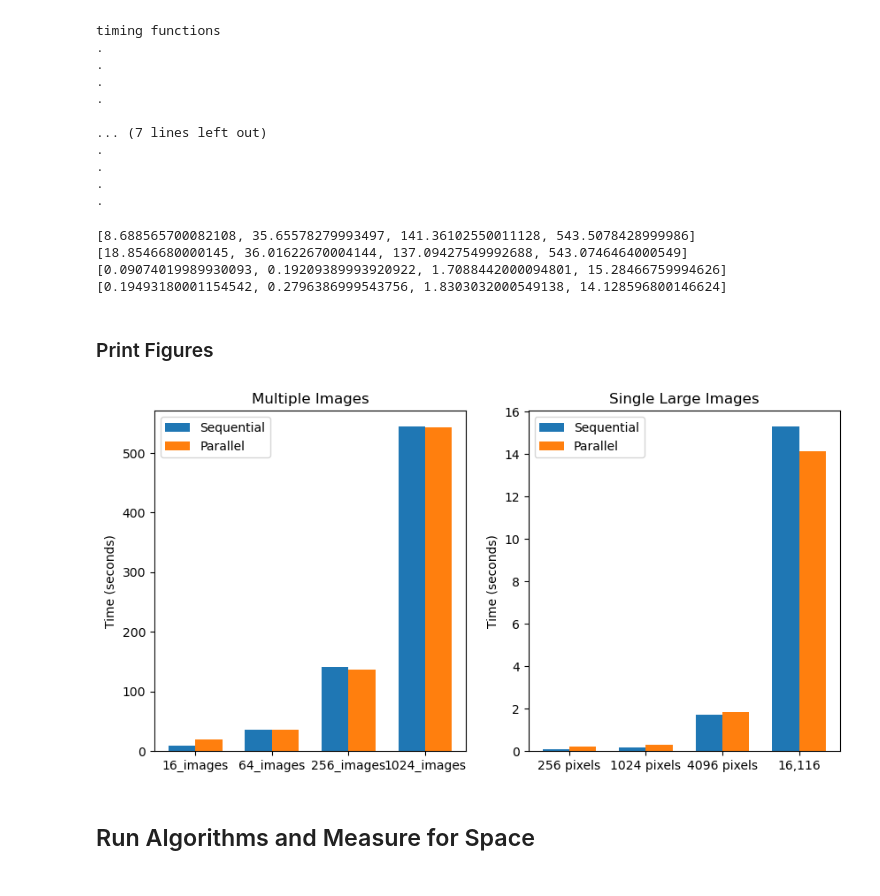
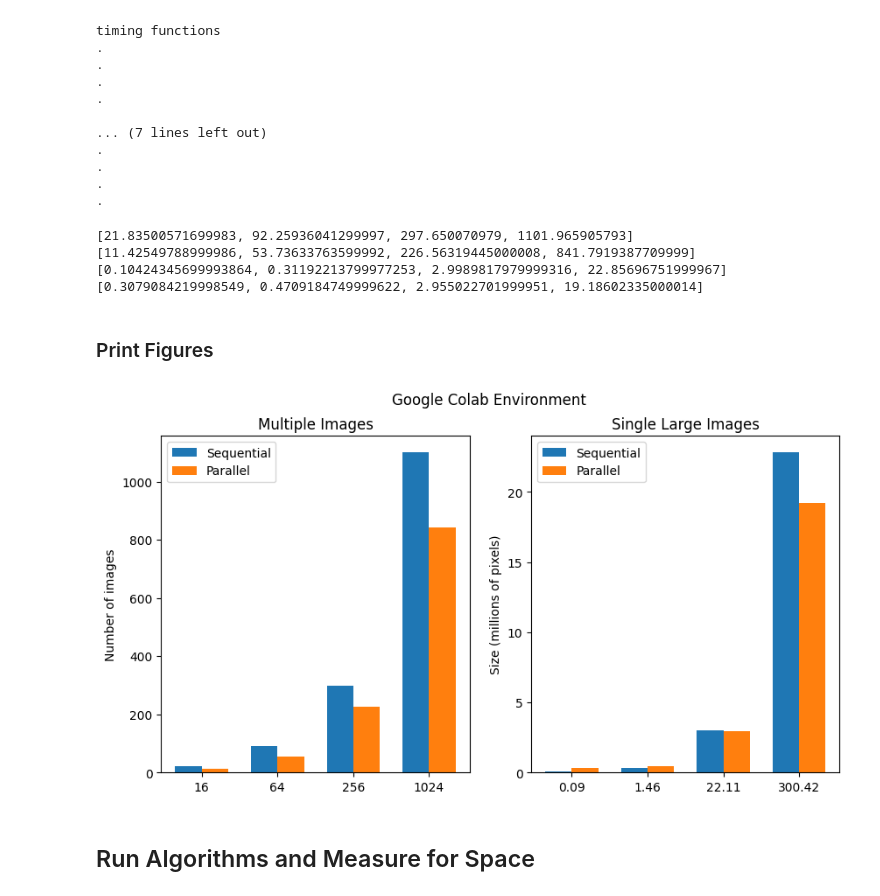
Before and after one commit to rgilyard/parallel-edge-detection, a Jupyter notebook: parallel_comparison.ipynb, the cells around one changed output. Drawn from its saved outputs; the diff is of its cells as text; code cells hidden in the pictures.

```diff
--- a/parallel_comparison.ipynb
+++ b/parallel_comparison.ipynb
@@ -34,8 +29,15 @@ cuda
 # %% [markdown]
 ## Set image folder paths
 # %%
+# For colab
+# Mount google drive
+from google.colab import drive
+drive.mount('/content/drive')
+image_folder = '/content/drive/My Drive/COMP 620 Group Project/edge_gpu/images'
+
+
 # Input and output paths
-image_folder = 'images'
+# image_folder = 'images'
 input_folder_path = 'input'
 output_folder_path = 'output'
 
@@ -289,9 +293,10 @@ def parallel_single(input_image_path, output_image_path, patch_size=patch_size,
 
         # Process the edge-detected patches and paste them into the output image
         for i, edge_detected_patch in enumerate(edge_detected_patches):
-            # I'M WONDERING IF I HAVE TO TRIM THE EDGE AND LOWER THE OVERLAP TO 1
             # Convert the edge-detected patch back to a PIL image
             edge_detected_patch = to_pil_image(edge_detected_patch.cpu())
+            # Crop the patch to remove the top and left two pixels
+            edge_detected_patch = edge_detected_patch.crop((2, 2, edge_detected_patch.width, edge_detected_patch.height))
 
             # Calculate the index of the patch in the original patches list
             original_patch_idx = batch_idx * batch_size + i
@@ -317,6 +322,8 @@ def parallel_single(input_image_path, output_image_path, patch_size=patch_size,
         torch.cuda.empty_cache()
         gc.collect()
 
+    # Trim the output image to its original size before saving
+    output_img = output_img.crop((0, 0, width, height))
     # Save the edge-detected large image
     output_img.save(output_image_path)
 
@@ -432,10 +439,10 @@ print(mult_par_timings)
 print(sing_seq_timings)
 print(sing_par_timings)
 # %% [output]
-[8.688565700082108, 35.65578279993497, 141.36102550011128, 543.5078428999986]
-[18.8546680000145, 36.01622670004144, 137.09427549992688, 543.0746464000549]
-[0.09074019989930093, 0.19209389993920922, 1.7088442000094801, 15.28466759994626]
-[0.19493180001154542, 0.2796386999543756, 1.8303032000549138, 14.128596800146624]
+[21.83500571699983, 92.25936041299997, 297.650070979, 1101.965905793]
+[11.42549788999986, 53.73633763599992, 226.56319445000008, 841.7919387709999]
+[0.10424345699993864, 0.31192213799977253, 2.9989817979999316, 22.85696751999967]
+[0.3079084219998549, 0.4709184749999622, 2.955022701999951, 19.18602335000014]
 # %% [markdown]
 ### Print Figures
 # %%
@@ -447,38 +454,43 @@ fig, (ax1, ax2) = plt.subplots(1, 2, figsize=(10, 5))
 
 # Subfigure 1: Multiple images
 width = 0.35
-labels1 = multiple_image_paths
+labels1 = ['16', '64', '256', '1024']
 x1 = np.arange(len(labels1))
 
 ax1.bar(x1 - width/2, mult_seq_timings, width, label='Sequential')
 ax1.bar(x1 + width/2, mult_par_timings, width, label='Parallel')
 
 ax1.set_ylabel('Time (seconds)')
+ax1.set_ylabel('Number of images')
 ax1.set_title('Multiple Images')
 ax1.set_xticks(x1)
 ax1.set_xticklabels(labels1)
 ax1.legend()
 
 # Subfigure 2: Single large images
-labels2 = ['256 pixels', '1024 pixels', '4096 pixels', '16,116']
+labels2 = ['0.09', '1.46', '22.11', '300.42']
 x2 = np.arange(len(labels2))
 
 ax2.bar(x2 - width/2, sing_seq_timings, width, label='Sequential')
 ax2.bar(x2 + width/2, sing_par_timings, width, label='Parallel')
 
 ax2.set_ylabel('Time (seconds)')
+ax2.set_ylabel('Size (millions of pixels)')
 ax2.set_title('Single Large Images')
 ax2.set_xticks(x2)
 ax2.set_xticklabels(labels2)
 ax2.legend()
 
+# Add a title for the entire figure
+fig.suptitle('Google Colab Environment')
+
 # Save the figure to a file
 plt.savefig('output_image.png', dpi=300, bbox_inches='tight')
 
-# Optionally, display the plot (useful if you want to see the plot while running the script)
+# Optionally, display the plot
 plt.show()
 # %% [output]
-[figure, old version]
+[figure, new version]
 # %% [markdown]
 ## Run Algorithms and Measure for Space
 # %% [markdown]
```
Also changed, not shown: parts of 5 cells of this notebook.
